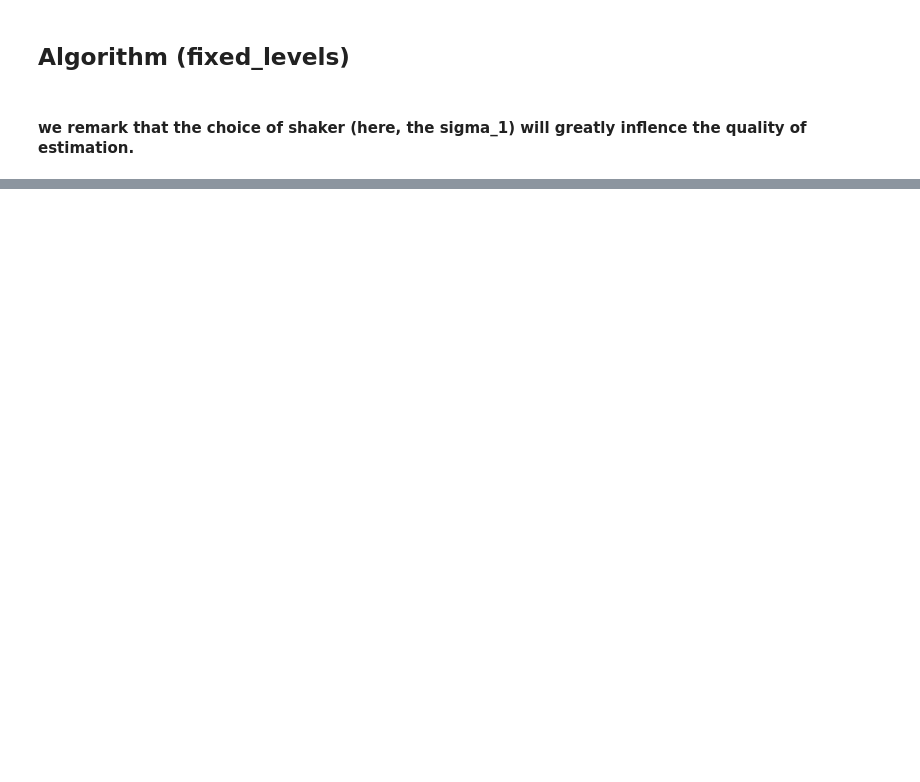
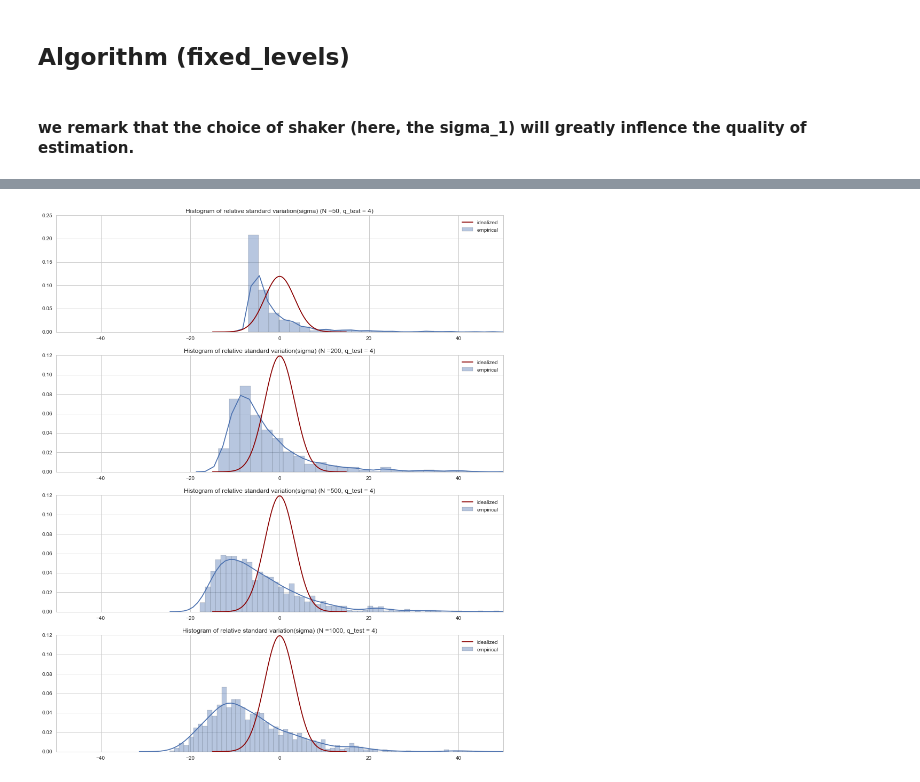
Before and after one commit to MGIMM/Rare-Events, a Jupyter notebook: simulation/Fluctuation_analysis_fixed_level_(toy_example).ipynb, the cells around one changed output, grey strips where cells are left out. Saved outputs shown, nothing was run; the diff lists cells and outputs as text; code cells hidden in the pictures; blank space fills up the shorter version.

```diff
--- a/simulation/Fluctuation_analysis_fixed_level_(toy_example).ipynb
+++ b/simulation/Fluctuation_analysis_fixed_level_(toy_example).ipynb
@@ -193,0 +198,14 @@ np.std(relative_variation_sim[2])
+# %%
+##fluctuation of variance(sigma)
+plt.figure(figsize = [15,18])
+for i in range(n_choice_N):
+    plt.subplot(4,1,i+1)
+
+    sns.distplot(sigma_relative_variation_sim[i] ,bins = 100, label = "empirical")
+    plt.title('Histogram of relative standard variation(sigma) (N ='+str(list_N[i])+', q_test = 4)')
+    x = np.arange(-15,15,0.1)
+    plt.plot(x,norm.pdf(x,0,sigma_theoretical), label = "idealized", color = "darkred")
+    plt.legend()
+    plt.xlim([-50,50])
+# %% [output]
+[figure, added]
```
Also changed, not shown: parts of 13 cells of this notebook.
